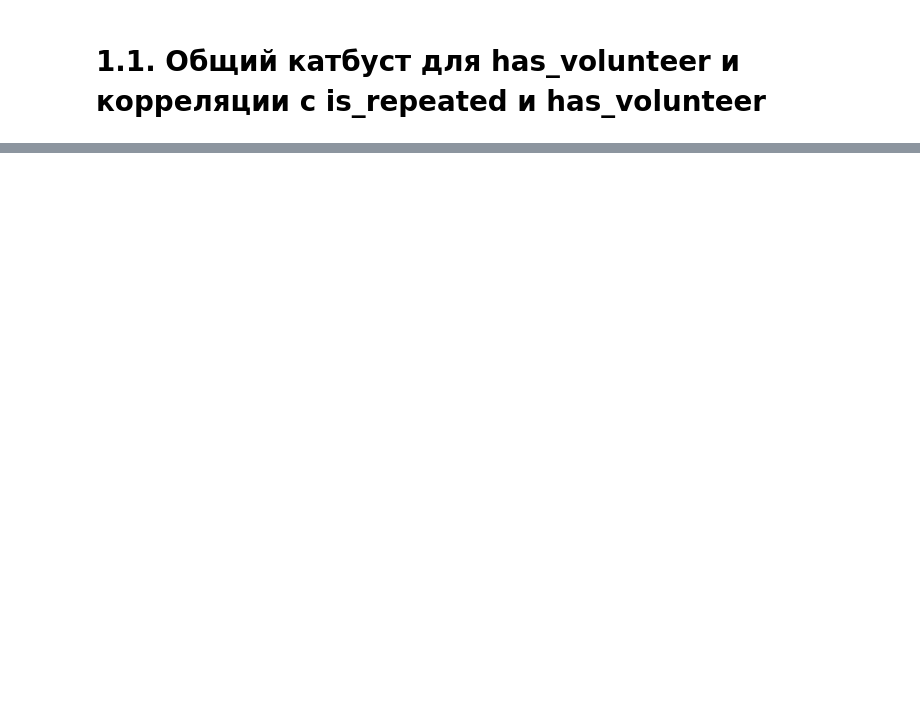
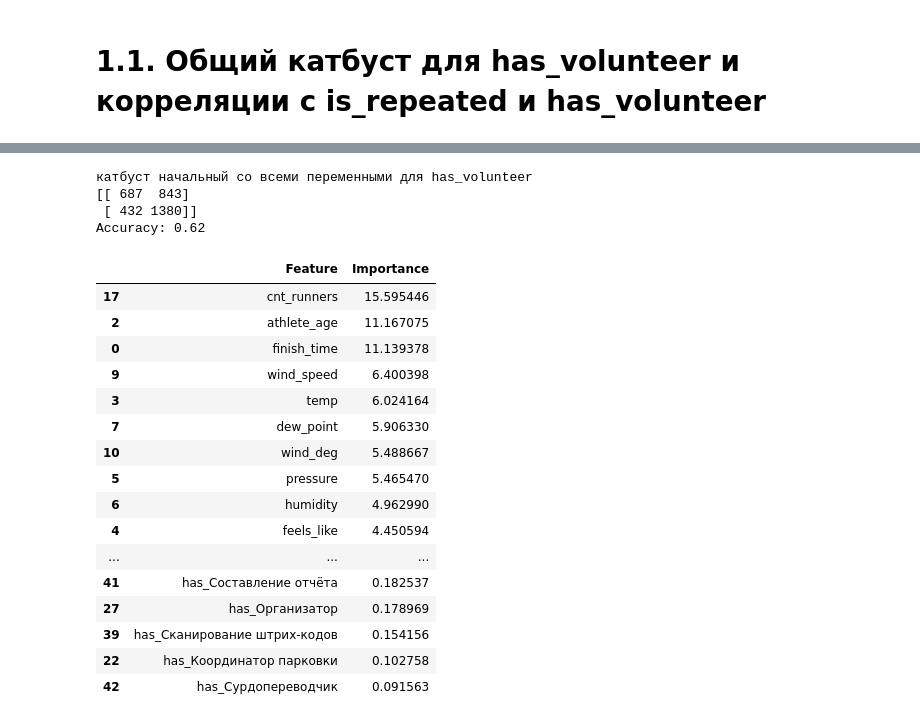
Before and after one commit to Alex12345432141242/abort-404, a Jupyter notebook: clean_gipoteza.ipynb, the cells around one changed output, grey strips where cells are left out. Drawn from its saved outputs; the diff is of its cells as text; code cells hidden in the pictures; blank space fills up the shorter version.

```diff
--- a/clean_gipoteza.ipynb
+++ b/clean_gipoteza.ipynb
@@ -195,7 +184,7 @@ Accuracy: 0.64
 # %% [markdown]
 # 1.1. Общий катбуст для has_volunteer и корреляции с is_repeated и has_volunteer
 # %%
-volunteer_columns = come_with_didnt_come.columns[24:51]
+volunteer_columns = come_with_didnt_come.columns[25:52]
 
 # Создаем новый DataFrame для хранения результатов
 has_volunt = come_with_didnt_come.copy()
@@ -315,0 +220,61 @@ Accuracy: 0.64
+# %%
+X = has_volunt.drop(columns=['is_repeated', 'athlete_id', 'record_id', 'event_name', 'event_date', 'region', 'city', 'is_newbie',  'is_newbie',
+   # 'athlete_gender', 'weather.main','weather.description','track_description_surface',
+ #   'dew_point',
+    'is_male',
+    'cnt_volunteers',
+    #'humidity','finish_time', 'athlete_age', 'athlete_gender', 'wind_speed', 'feels_like',
+    #'pressure', 'temp',
+    # 'snow.1h', 'rain.1h', 'weather.main', 'weather.description', 'track_description_surface', 'wind_deg', 'clouds',
+    #'cnt_runners'
+], axis=1)
+y = has_volunt['is_repeated']
+
+X_train, X_test, y_train, y_test = train_test_split(X, y, test_size=0.2, random_state=42)
+categorical_cols = ['athlete_gender', 'weather.main', 'weather.description', 'track_description_surface']
+
+model = CatBoostClassifier(iterations=1000, depth=4, learning_rate=0.1,verbose=0  ,cat_features=categorical_cols)
+print('катбуст начальный со всеми переменными для has_volunteer')
+model.fit(X_train, y_train)
+
+
+preds = model.predict(X_test)
+cm = confusion_matrix(y_test, preds)
+print(cm)
+print(f'Accuracy: {accuracy_score(y_test, preds):.2f}')
+
+
+
+
+feature_importances = model.get_feature_importance()
+importance_df = pd.DataFrame({
+    'Feature': X.columns,  # Используйте реальные имена признаков
+    'Importance': feature_importances
+})
+
+# Сортировка значений важности в порядке убывания
+importance_df = importance_df.sort_values(by='Importance', ascending=False)
+
+display(importance_df)
+# %% [output]
+катбуст начальный со всеми переменными для has_volunteer
+[[ 687  843]
+ [ 432 1380]]
+Accuracy: 0.62
+|  | Feature | Importance |
+| 17 | cnt_runners | 15.595446 |
+| 2 | athlete_age | 11.167075 |
+| 0 | finish_time | 11.139378 |
+| 9 | wind_speed | 6.400398 |
+| 3 | temp | 6.024164 |
+| 7 | dew_point | 5.906330 |
+| 10 | wind_deg | 5.488667 |
+| 5 | pressure | 5.465470 |
+| 6 | humidity | 4.962990 |
+| 4 | feels_like | 4.450594 |
+| ... | ... | ... |
+| 41 | has_Составление отчёта | 0.182537 |
+| 27 | has_Организатор | 0.178969 |
+| 39 | has_Сканирование штрих-кодов | 0.154156 |
+| 22 | has_Координатор парковки | 0.102758 |
+| 42 | has_Сурдопереводчик | 0.091563 |
```
Also changed, not shown: parts of 10 cells of this notebook.
